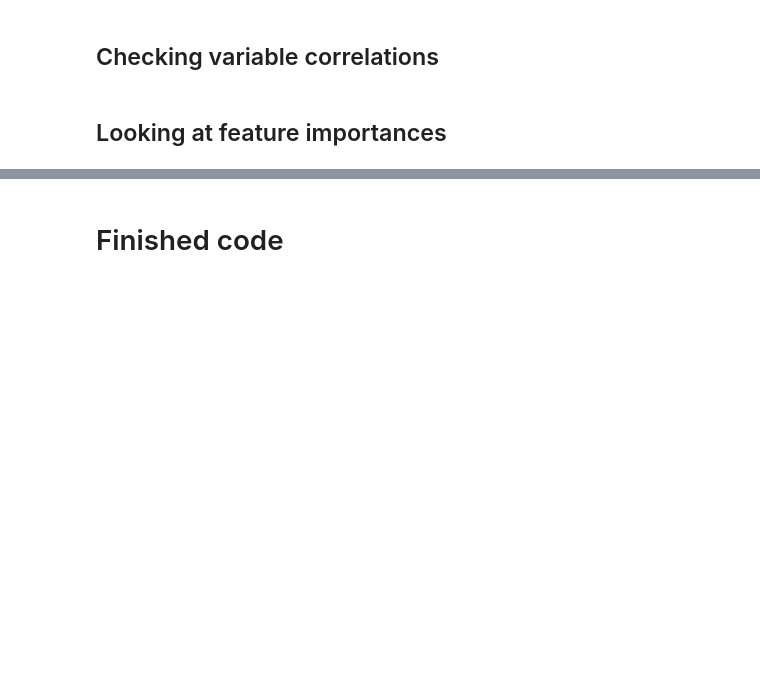
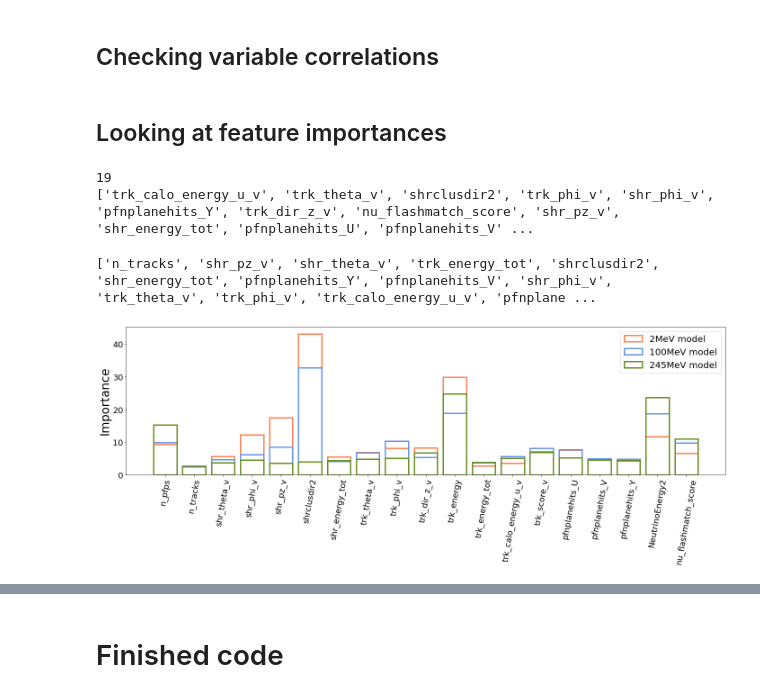
Before and after one commit to dmarsden01/uboone_HNL_analysis, a Jupyter notebook: 3_BDT_training_optimizing.ipynb, the cells around one changed output, grey strips where cells are left out. Drawn from its saved outputs; the diff is of its cells as text; code cells hidden in the pictures; blank space fills up the shorter version.

```diff
--- a/3_BDT_training_optimizing.ipynb
+++ b/3_BDT_training_optimizing.ipynb
@@ -35,7 +35,7 @@ Success
 # %% [markdown]
 ## Reading in files
 # %%
-Params = {"Run":"run1", #The run number, so far either "run1" or "run3"
+Params = {"Run":"run3", #The run number, so far either "run1" or "run3"
           "Load_single_file":False, #This will override everything else, put the desired file in the "single_file" line
           "single_file":10,
           "Load_standard":True,
@@ -282,21 +282,50 @@ def Top_N_vars(bdt_model, N_vars):
 
     return top_N
 
+def Sorted_importance(bdt_model):
+    importance = bdt.get_score(importance_type="gain")
+    return importance
+
 top_N_dict = {}
+importance_dict = {}
 list_of_lists = []
+BDT_name = "ultimate_benchmark_plus_flashmatch"
 
 for HNL_mass in Constants.HNL_mass_samples:
     bdt = xgboost.Booster()
     # bdt.load_model("bdts/"+Params["Run"]+f"_{HNL_mass}MeV_ultimate.json")
-    bdt.load_model("bdts/"+Params["Run"]+f"_{HNL_mass}_MeV_New_20_variables_FIXED.json")
+    bdt.load_model("bdts/"+Params["Run"]+f"_{HNL_mass}MeV_{BDT_name}.json")
     # print("Number of entries in top20 is " + str(len(Top_N_vars(bdt, 20))))
     # top_N_dict[HNL_mass] = Top_N_vars(bdt, 20)
     top_N = Top_N_vars(bdt, 50)
     top_N_dict[HNL_mass] = Top_N_vars(bdt, 50)
     list_of_lists.append(Top_N_vars(bdt, 50))
+    importance_dict[HNL_mass] = Sorted_importance(bdt)
 
 elements_in_all = list(set.intersection(*map(set, list_of_lists)))
 print(len(elements_in_all))
 print(elements_in_all)
+# %% [output]
+19
+['trk_calo_energy_u_v', 'trk_theta_v', 'shrclusdir2', 'trk_phi_v', 'shr_phi_v', 'pfnplanehits_Y', 'trk_dir_z_v', 'nu_flashmatch_score', 'shr_pz_v', 'shr_energy_tot', 'pfnplanehits_U', 'pfnplanehits_V' ...
 # %%
 print(top_N_dict[245])
+# %% [output]
+['n_tracks', 'shr_pz_v', 'shr_theta_v', 'trk_energy_tot', 'shrclusdir2', 'shr_energy_tot', 'pfnplanehits_Y', 'pfnplanehits_V', 'shr_phi_v', 'trk_theta_v', 'trk_phi_v', 'trk_calo_energy_u_v', 'pfnplane ...
+# %%
+# for HNL_mass in Constants.HNL_mass_samples:
+plt.figure(figsize=[20,8])
+colours = {2:"coral", 100:"cornflowerblue", 245:"olivedrab"}
+for HNL_mass in [2, 100, 245]:
+    plt.bar(importance_dict[HNL_mass].keys(),importance_dict[HNL_mass].values(), label=f"{HNL_mass}MeV model",
+            fill=False,linewidth=3, edgecolor=colours[HNL_mass], color=colours[HNL_mass])
+# plt.bar(importance_dict[245].keys(),importance_dict[245].values())
+plt.xticks(np.array(range(0, len(importance_test.keys()))),importance_test.keys(),rotation=80)
+plt.ylabel("Importance")
+plt.legend(fontsize=20)
+plt.tight_layout()
+
+plt.savefig("plots/BDT_output/variable_importance/"+ Params["Run"]+f"_importances_{BDT_name}.pdf")
+plt.savefig("plots/BDT_output/variable_importance/"+ Params["Run"]+f"_importances_{BDT_name}.png")
+# %% [output]
+[figure, added]
```
Also changed, not shown: parts of 1 cell of this notebook, 2 other files.
